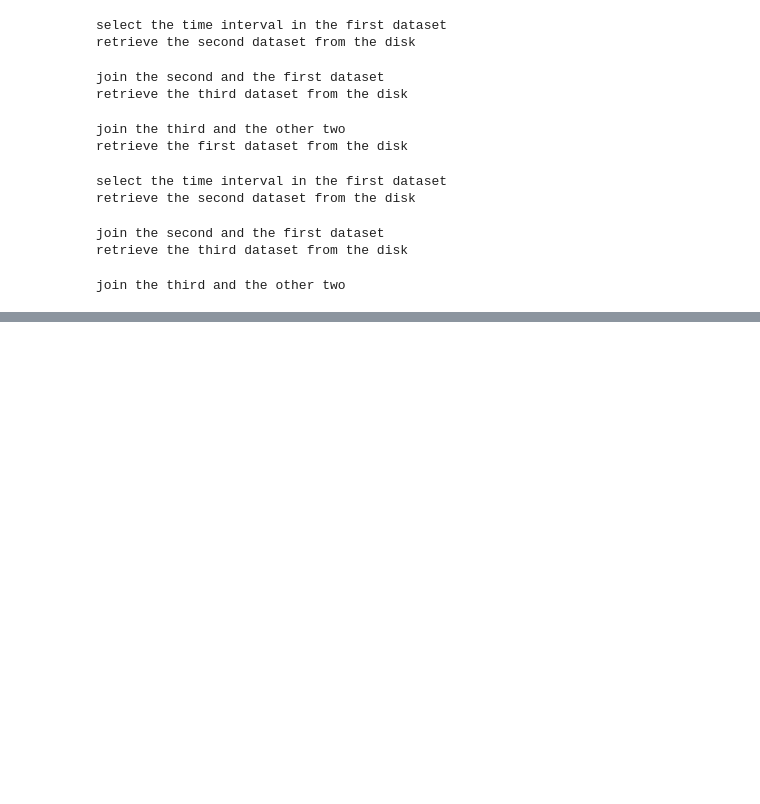
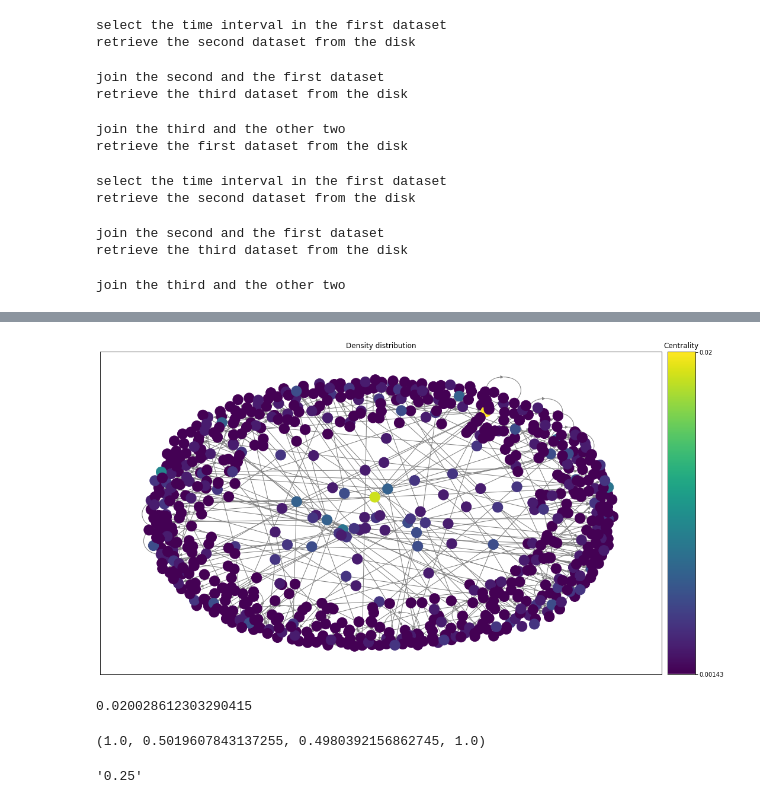
Before and after one commit to MartinaMlz/ADM_HW5, a Jupyter notebook: chri_4.ipynb, the cells around one changed output, grey strips where cells are left out. Saved outputs shown, nothing was run; the diff lists cells and outputs as text; code cells hidden in the pictures; blank space fills up the shorter version.

```diff
--- a/chri_4.ipynb
+++ b/chri_4.ipynb
@@ -1331,0 +1397,49 @@ plt.show()
+# %%
+H = graph.to_nx()
+
+normalization = H.number_of_nodes() - 1
+node_centrality = [H.degree(node)/normalization for node in H.nodes()]
+max_centr = max(node_centrality)
+min_centr = min(node_centrality)
+
+cmap = cm.get_cmap('viridis')
+
+node_colors = list(map(lambda x: cmap( (x - min_centr)/(max_centr - min_centr)), node_centrality))
+
+# we color-code the nodes and the edges
+#node_colors = [cmap(H.degree(node)/normalization) for node in H.nodes()]
+#node_colors = [cmap(np.random.rand()) for node in H.nodes()]
+#node_sizes = [50 for node in H.nodes()]
+#edge_colors = ['black' for edge in H.edges()]
+#edge_widths = list(map(lambda x: 1.5 if x=='orange' else 0.5, edge_colors))
+
+fig = plt.figure(figsize = (18,10))
+
+# add grid specifications
+gs = fig.add_gridspec(1, 18)
+
+ax = fig.add_subplot(gs[:,0:17])
+ax.set_title('Density distribution')
+
+pos = nx.spring_layout(H)
+
+nx.draw_networkx_nodes(H, pos = pos, node_color = node_colors, ax = ax)#, node_size = node_sizes)
+nx.draw_networkx_edges(H, pos = pos, ax = ax, edge_color = 'gray')#= edge_colors, width = edge_widths, arrows = True)
+
+gradient = np.flip(np.linspace(0, 1, 256))
+gradient = np.transpose(np.vstack((gradient, gradient)))
+
+
+ax1 = fig.add_subplot(gs[:,17])
+ax1.set_title('Centrality')
+ax1.imshow(gradient, aspect='auto', cmap=cmap)
+ax1.tick_params(axis='x', which='both', bottom=False, top=False, labelbottom=False)
+ax1.yaxis.tick_right()
+ax1.set_yticks([0,256])
+ax1.set_yticklabels(['{:.2g}'.format(max_centr), '{:.2g}'.format(min_centr)])
+
+
+
+plt.show()
+# %% [output]
+[figure, added]
@@ -1331,0 +1461,14 @@ plt.show()
+# %%
+max_centr
+# %% [output]
+0.020028612303290415
+# %%
+cmap = cm.get_cmap('spring')
+
+rgba = cmap()
+# %% [output]
+(1.0, 0.5019607843137255, 0.4980392156862745, 1.0)
+# %%
+'{:.2f}'.format(0.254894)
+# %% [output]
+'0.25'
```
Also changed, not shown: parts of 25 cells of this notebook, 9 other files.
